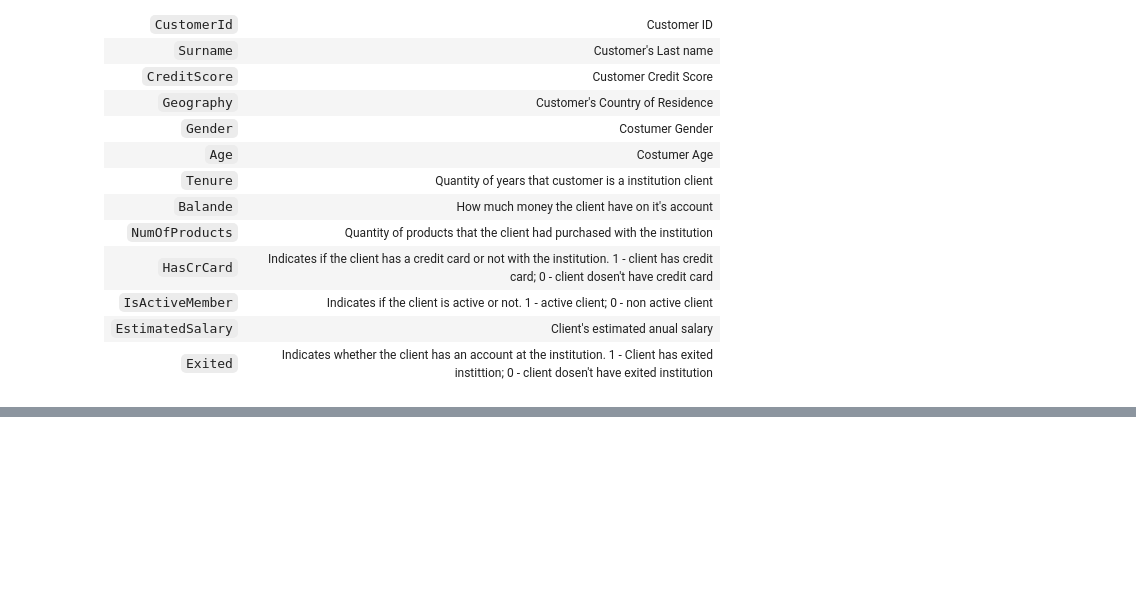
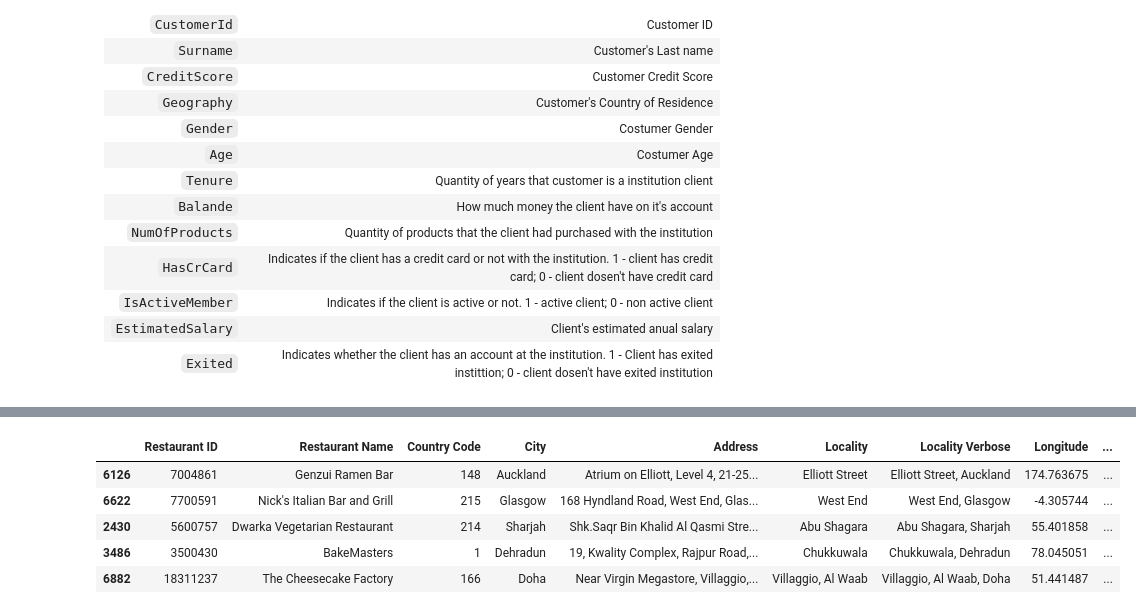
Before and after one commit to PedroFerraresi/ftc_analise_python, a Jupyter notebook: notebooks/c01_pgvf.ipynb, the cells around one changed output, grey strips where cells are left out. Saved outputs shown, nothing was run; the diff lists cells and outputs as text; code cells hidden in the pictures; blank space fills up the shorter version.

```diff
--- a/notebooks/c01_pgvf.ipynb
+++ b/notebooks/c01_pgvf.ipynb
@@ -93,0 +171,9 @@ Index(['Restaurant ID', 'Restaurant Name', 'Country Code', 'City', 'Address',
+# %%
+df1.sample(5)
+# %% [output]
+|  | Restaurant ID | Restaurant Name | Country Code | City | Address | Locality | Locality Verbose | Longitude | ... |
+| 6126 | 7004861 | Genzui Ramen Bar | 148 | Auckland | Atrium on Elliott, Level 4, 21-25... | Elliott Street | Elliott Street, Auckland | 174.763675 | ... |
+| 6622 | 7700591 | Nick's Italian Bar and Grill | 215 | Glasgow | 168 Hyndland Road, West End, Glas... | West End | West End, Glasgow | -4.305744 | ... |
+| 2430 | 5600757 | Dwarka Vegetarian Restaurant | 214 | Sharjah | Shk.Saqr Bin Khalid Al Qasmi Stre... | Abu Shagara | Abu Shagara, Sharjah | 55.401858 | ... |
+| 3486 | 3500430 | BakeMasters | 1 | Dehradun | 19, Kwality Complex, Rajpur Road,... | Chukkuwala | Chukkuwala, Dehradun | 78.045051 | ... |
+| 6882 | 18311237 | The Cheesecake Factory | 166 | Doha | Near Virgin Megastore, Villaggio,... | Villaggio, Al Waab | Villaggio, Al Waab, Doha | 51.441487 | ... |
```
Also changed, not shown: parts of 15 cells of this notebook, 1 other file.
